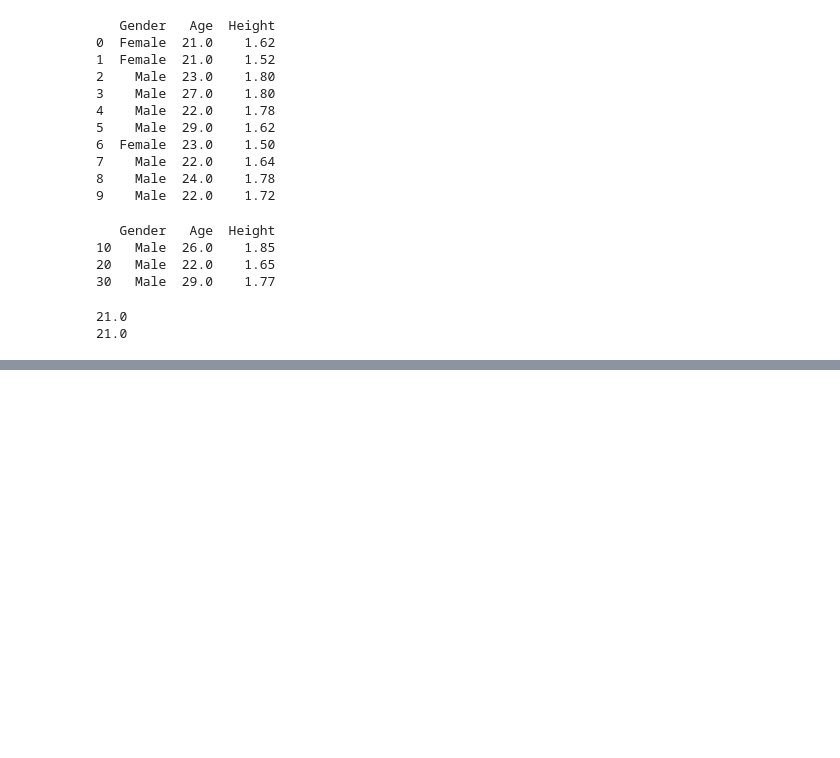
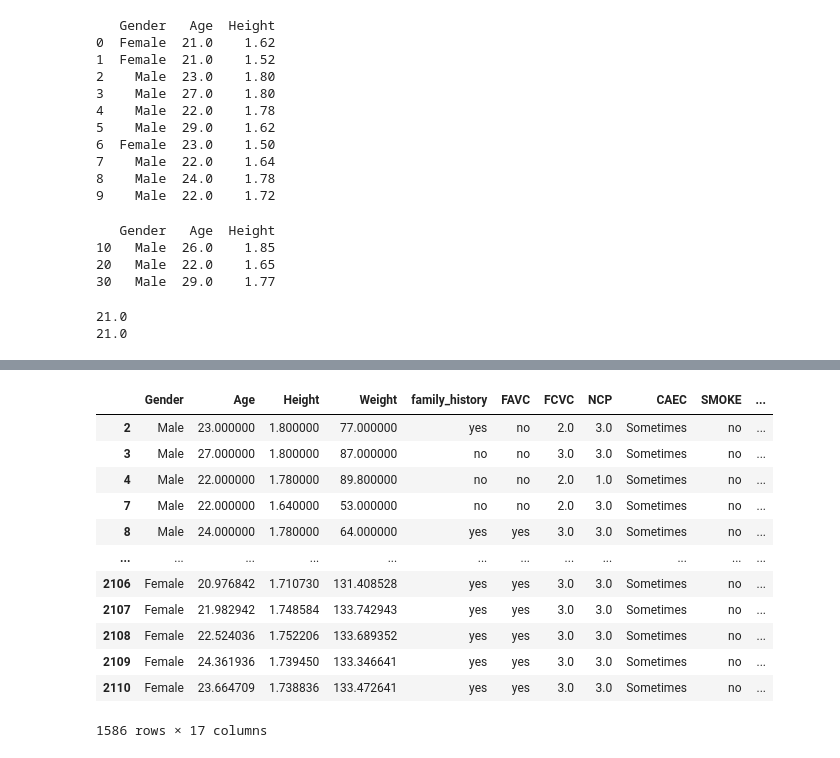
Before and after one commit to saswatisamal/PythonWithGenAI, a Jupyter notebook: pandas.ipynb, the cells around one changed output, grey strips where cells are left out. Drawn from its saved outputs; the diff is of its cells as text; code cells hidden in the pictures; blank space fills up the shorter version.

```diff
--- a/pandas.ipynb
+++ b/pandas.ipynb
@@ -136,0 +155,26 @@ print(obesity_data.iat[0,1])
+# %%
+#Find all the elements where height is greater than 1.62
+obesity_data.head(10)
+obesity_data.loc[obesity_data['Height']>1.62]
+
+
+#Find all the elements where height is greater than 1.62 and weight>50
+obesity_data.head(10)
+obesity_data.loc[(obesity_data['Height'] > 1.62) & (obesity_data['Weight'] > 50)]
+
+#We can remove loc option as well
+obesity_data[(obesity_data['Height'] > 1.62) & (obesity_data['Weight'] > 50)]
+# %% [output]
+|  | Gender | Age | Height | Weight | family_history | FAVC | FCVC | NCP | CAEC | SMOKE | ... |
+| 2 | Male | 23.000000 | 1.800000 | 77.000000 | yes | no | 2.0 | 3.0 | Sometimes | no | ... |
+| 3 | Male | 27.000000 | 1.800000 | 87.000000 | no | no | 3.0 | 3.0 | Sometimes | no | ... |
+| 4 | Male | 22.000000 | 1.780000 | 89.800000 | no | no | 2.0 | 1.0 | Sometimes | no | ... |
+| 7 | Male | 22.000000 | 1.640000 | 53.000000 | no | no | 2.0 | 3.0 | Sometimes | no | ... |
+| 8 | Male | 24.000000 | 1.780000 | 64.000000 | yes | yes | 3.0 | 3.0 | Sometimes | no | ... |
+| ... | ... | ... | ... | ... | ... | ... | ... | ... | ... | ... | ... |
+| 2106 | Female | 20.976842 | 1.710730 | 131.408528 | yes | yes | 3.0 | 3.0 | Sometimes | no | ... |
+| 2107 | Female | 21.982942 | 1.748584 | 133.742943 | yes | yes | 3.0 | 3.0 | Sometimes | no | ... |
+| 2108 | Female | 22.524036 | 1.752206 | 133.689352 | yes | yes | 3.0 | 3.0 | Sometimes | no | ... |
+| 2109 | Female | 24.361936 | 1.739450 | 133.346641 | yes | yes | 3.0 | 3.0 | Sometimes | no | ... |
+| 2110 | Female | 23.664709 | 1.738836 | 133.472641 | yes | yes | 3.0 | 3.0 | Sometimes | no | ... |
+1586 rows × 17 columns
```
Also changed, not shown: parts of 1 cell of this notebook.
